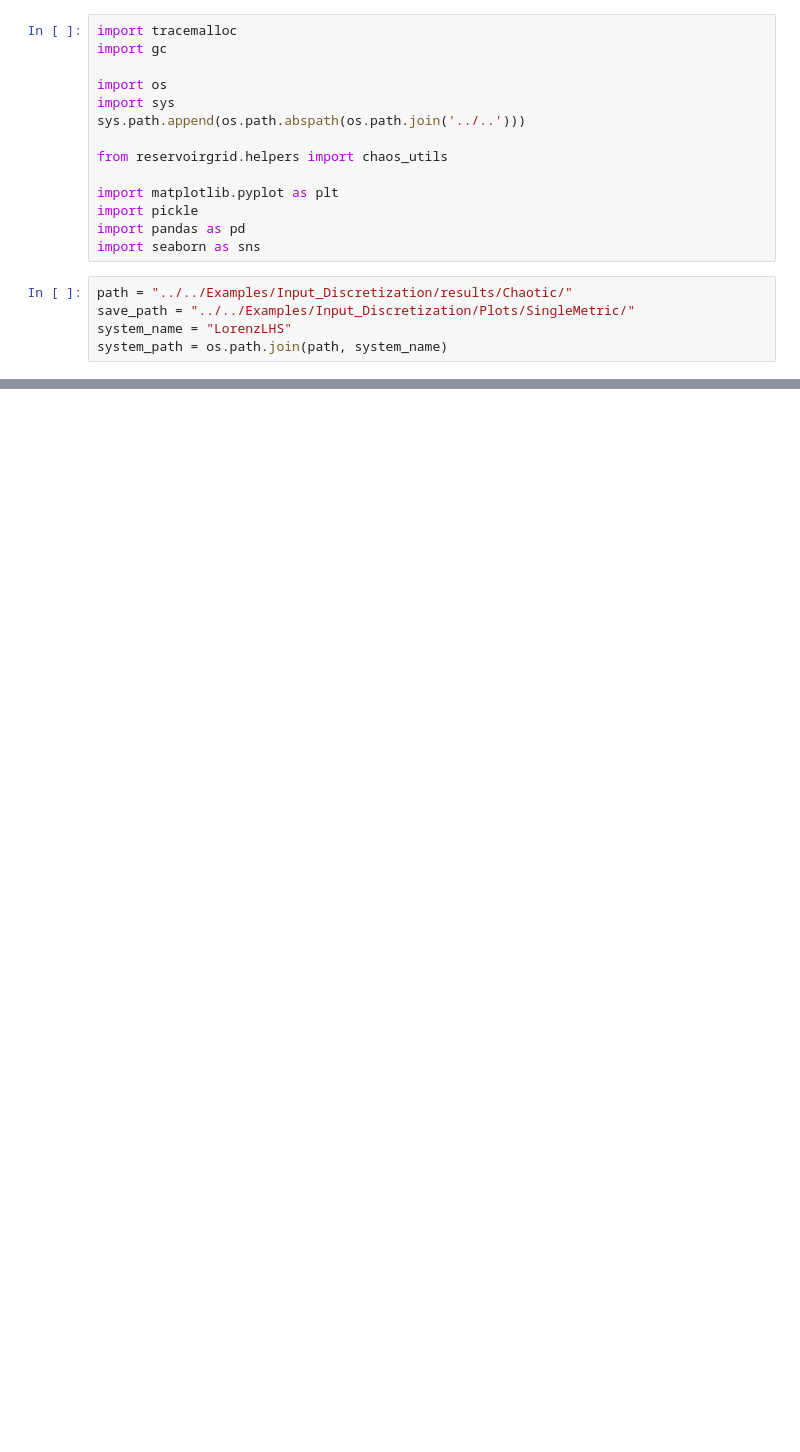
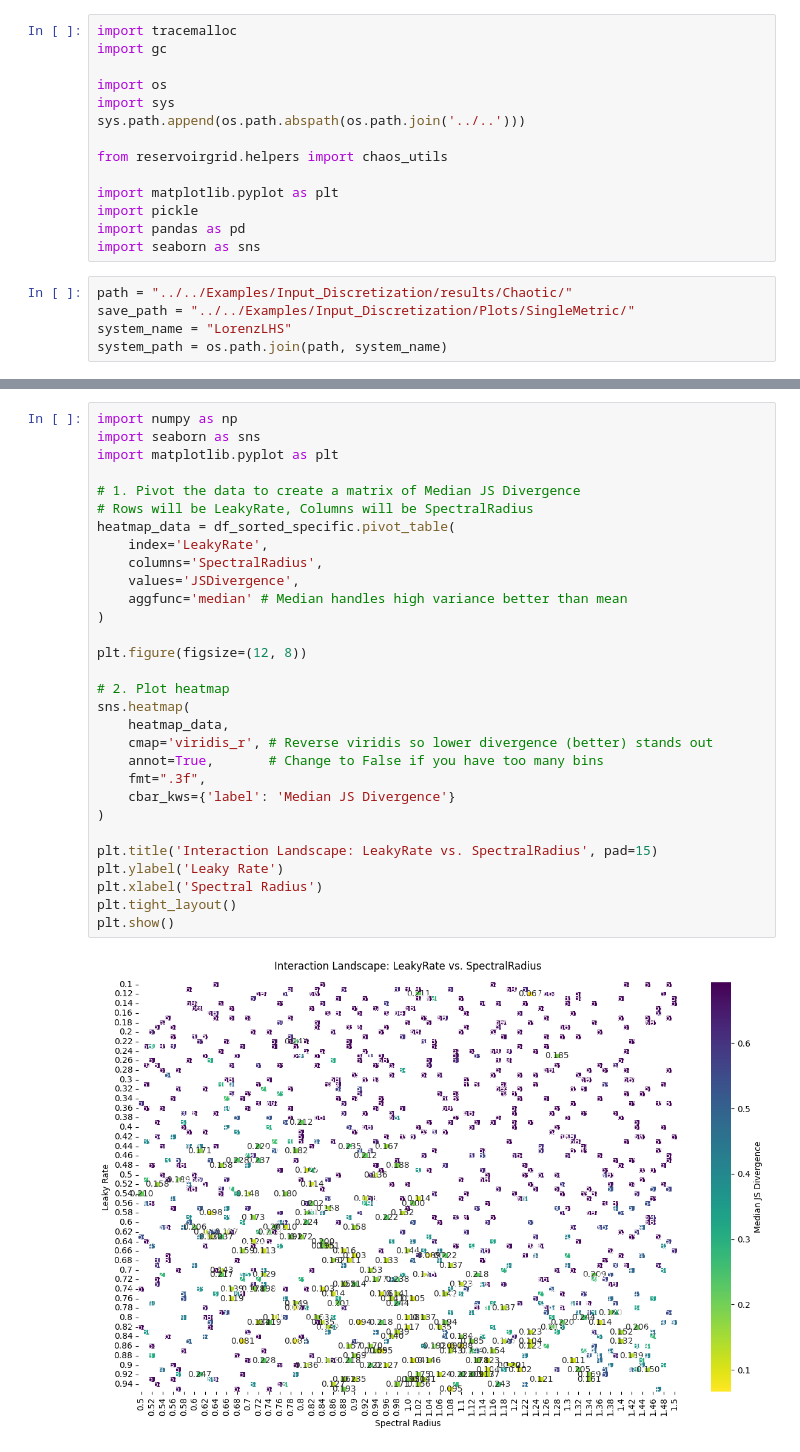
Before and after one commit to jaychotaliya987/Reservoir_Pytorch, a Jupyter notebook: Examples/Input_Discretization/violinplot.ipynb, the cells around one changed output, grey strips where cells are left out. Saved outputs shown, nothing was run; the diff lists cells and outputs as text; blank space fills up the shorter version.

```diff
--- a/Examples/Input_Discretization/violinplot.ipynb
+++ b/Examples/Input_Discretization/violinplot.ipynb
@@ -177,0 +203,32 @@ plt.show()
+# %%
+import numpy as np
+import seaborn as sns
+import matplotlib.pyplot as plt
+
+# 1. Pivot the data to create a matrix of Median JS Divergence
+# Rows will be LeakyRate, Columns will be SpectralRadius
+heatmap_data = df_sorted_specific.pivot_table(
+    index='LeakyRate',
+    columns='SpectralRadius',
+    values='JSDivergence',
+    aggfunc='median' # Median handles high variance better than mean
+)
+
+plt.figure(figsize=(12, 8))
+
+# 2. Plot heatmap
+sns.heatmap(
+    heatmap_data,
+    cmap='viridis_r', # Reverse viridis so lower divergence (better) stands out
+    annot=True,       # Change to False if you have too many bins
+    fmt=".3f",
+    cbar_kws={'label': 'Median JS Divergence'}
+)
+
+plt.title('Interaction Landscape: LeakyRate vs. SpectralRadius', pad=15)
+plt.ylabel('Leaky Rate')
+plt.xlabel('Spectral Radius')
+plt.tight_layout()
+plt.show()
+# %% [output]
+[figure, added]
```
Also changed, not shown: parts of 8 cells of this notebook.
